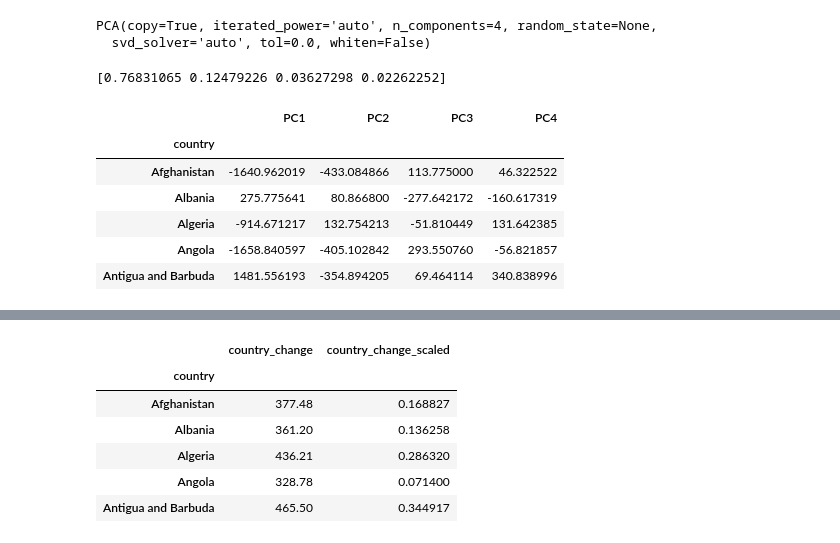
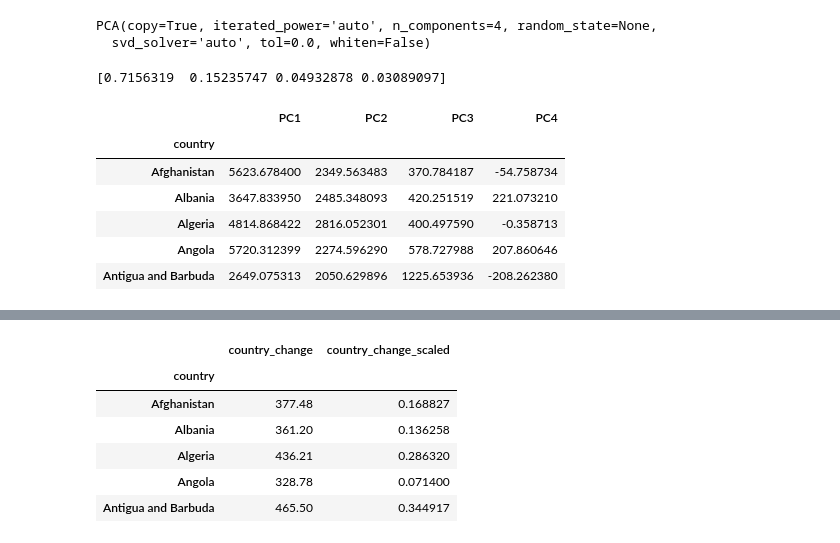
Before and after one commit to crangelsmith/ATI_project, a Jupyter notebook: Gapminder_ChildMortality_ExpAnalysis.ipynb, the cells around one changed output, grey strips where cells are left out. Cells and saved outputs as stored; diff of their text form; code cells hidden in the pictures.

```diff
--- a/Gapminder_ChildMortality_ExpAnalysis.ipynb
+++ b/Gapminder_ChildMortality_ExpAnalysis.ipynb
@@ -65,0 +64,4 @@ ax.legend(bbox_to_anchor=(1.1, 1.05))
+# %%
+scaler = preprocessing.MinMaxScaler()
+scaled_df = scaler.fit_transform(child_mortality_clean)
+scaled_child_mortality_df = pd.DataFrame(scaled_df, columns =child_mortality_clean.columns, index =child_mortality_clean.index  )
@@ -69,7 +82,7 @@ Implementing PCA
 from  sklearn.decomposition  import PCA
 
 pca = PCA(n_components=4)
-pca.fit(child_mortality_clean)
+pca.fit(scaled_child_mortality_df)
 # %% [output]
 PCA(copy=True, iterated_power='auto', n_components=4, random_state=None,
   svd_solver='auto', tol=0.0, whiten=False)
@@ -77,20 +90,20 @@ PCA(copy=True, iterated_power='auto', n_components=4, random_state=None,
 child_mortality_4D = pca.transform(child_mortality_clean)
 print(pca.explained_variance_ratio_)
 # %% [output]
-[0.76831065 0.12479226 0.03627298 0.02262252]
+[0.7156319  0.15235747 0.04932878 0.03089097]
 # %%
 child_mortality_PC_df = pd.DataFrame(child_mortality_4D)
-child_mortality_PC_df.index = child_mortality_clean.index
+child_mortality_PC_df.index = scaled_child_mortality_df.index
 child_mortality_PC_df.columns = ['PC1','PC2','PC3','PC4']
 child_mortality_PC_df.head()
 # %% [output]
 |  | PC1 | PC2 | PC3 | PC4 |
 | country |  |  |  |  |
-| Afghanistan | -1640.962019 | -433.084866 | 113.775000 | 46.322522 |
-| Albania | 275.775641 | 80.866800 | -277.642172 | -160.617319 |
-| Algeria | -914.671217 | 132.754213 | -51.810449 | 131.642385 |
-| Angola | -1658.840597 | -405.102842 | 293.550760 | -56.821857 |
-| Antigua and Barbuda | 1481.556193 | -354.894205 | 69.464114 | 340.838996 |
+| Afghanistan | 5623.678400 | 2349.563483 | 370.784187 | -54.758734 |
+| Albania | 3647.833950 | 2485.348093 | 420.251519 | 221.073210 |
+| Algeria | 4814.868422 | 2816.052301 | 400.497590 | -0.358713 |
+| Angola | 5720.312399 | 2274.596290 | 578.727988 | 207.860646 |
+| Antigua and Barbuda | 2649.075313 | 2050.629896 | 1225.653936 | -208.262380 |
 # %%
 ax = child_mortality_PC_df.plot(kind='scatter', x='PC2', y='PC1', figsize=(16,8))
 
```
Also changed, not shown: parts of 38 cells of this notebook.
